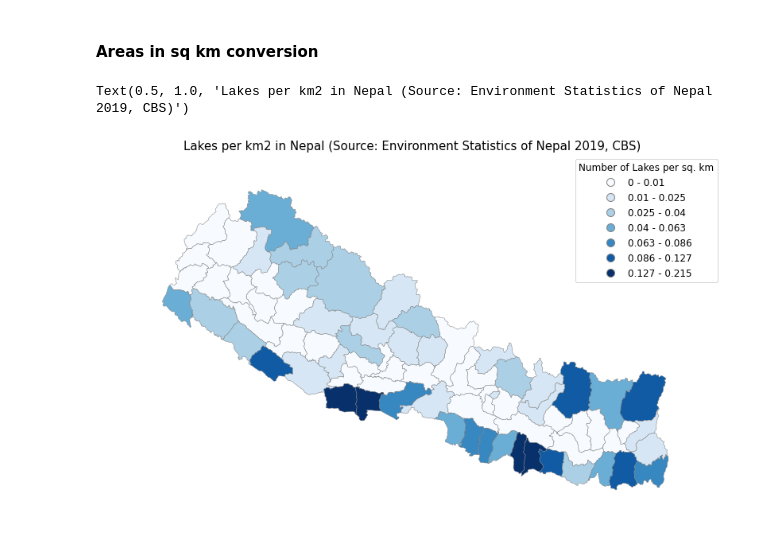
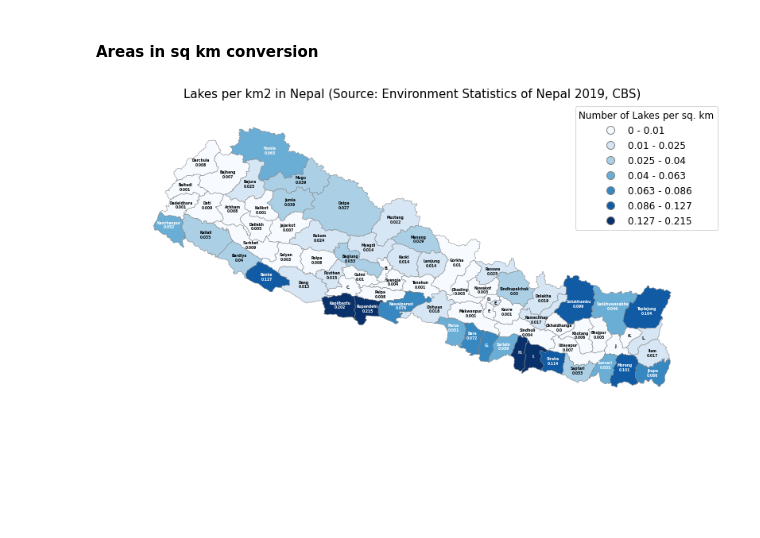
Before and after one commit to pratikluitel/AdventuresInGeoData, a Jupyter notebook: notebooks/LakesNepal.ipynb, the cells around one changed output. Saved outputs shown, nothing was run; the diff lists cells and outputs as text; code cells hidden in the pictures; blank space fills up the shorter version.

```diff
--- a/notebooks/LakesNepal.ipynb
+++ b/notebooks/LakesNepal.ipynb
@@ -59,19 +63,21 @@ unit_lake_data = final_lakes_data.copy()
 unit_lake_data['Total Lake'] = round(unit_lake_data['Total Lake']/areas,3)
 # %%
 scheme = mc.FisherJenks(unit_lake_data['Total Lake'], k=7)
-gplt.choropleth(
+ax = gplt.choropleth(
     unit_lake_data, figsize=(14,9),
-    hue='Total Lake', projection=gcrs.AlbersEqualArea(),
+    hue='Total Lake',
     cmap='Blues', linewidth=0.5, edgecolor='gray',
     legend_kwargs={"loc":"best",
                     "fontsize": "large",
                     "title":"Number of Lakes per sq. km",
                     "title_fontsize":"large"},
     legend=True, scheme=scheme
 )
 
+unit_lake_data.apply(utils.annotate_polygons(ax, annotation_field='District', annotation_value_field='Total Lake',
+                                            threshold=0.04), axis=1)
+
 plt.title("Lakes per km2 in Nepal (Source: Environment Statistics of Nepal 2019, CBS)", fontdict={"fontsize": 15}, pad=5)
-# plt.savefig('../visualizations/LakesPuAreaNepal.svg', bbox_inches='tight')
+plt.savefig('../visualizations/LakesPuAreaNepal.svg', bbox_inches='tight')
 # %% [output]
-Text(0.5, 1.0, 'Lakes per km2 in Nepal (Source: Environment Statistics of Nepal 2019, CBS)')
-[figure, old version]
+[figure, new version]
```
Also changed, not shown: parts of 2 cells of this notebook, 2 other files.
